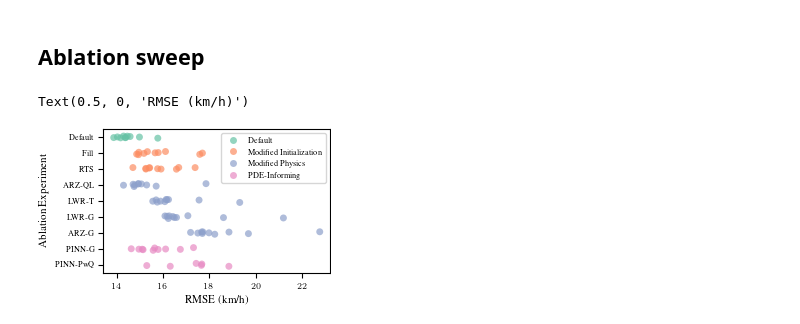
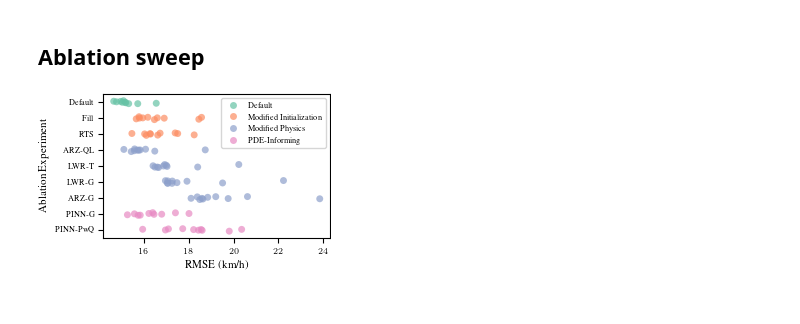
Before and after one commit to J-Moreau/traffic-smoothing, a Jupyter notebook: notebooks/sweep_results.ipynb, the cells around one changed output. Drawn from its saved outputs; the diff is of its cells as text; code cells hidden in the pictures.

```diff
--- a/notebooks/sweep_results.ipynb
+++ b/notebooks/sweep_results.ipynb
@@ -172,6 +172,7 @@ ablations = (
         pl.col.fourdvar.struct.field("solver"),
         pl.col.fourdvar.struct.field("velocity_model_variance"),
         pl.col.fourdvar.struct.field("learn_flow"),
+        pl.col.fourdvar.struct.field("n_windows"),
         pl.col.flow.struct.field("flux_function").struct.field("v_max"),
         pl.col.data.struct.field("ramps"),
         pl.col.rmse,
@@ -183,6 +184,7 @@ ablations = (
     # .remove((pl.col.init=="rts") & (pl.col.velocity_model_variance==0.01)) # suboptimal
     # .remove((pl.col.init=="forward_fill") & (pl.col.velocity_model_variance==0.01)) # suboptimal
     # .remove((pl.col.fundamental_diagram=="ARZGreenshields") & ~(pl.col.learn_flow)) # suboptimal
+    .remove((pl.col.fundamental_diagram=="ARZGreenshields") & (pl.col.velocity_model_variance==0.1)) # suboptimal
     # .remove((pl.col.fundamental_diagram=="ARZQuadraticLinear") & (pl.col.learn_flow)) # suboptimal
     # .remove((pl.col.fundamental_diagram=="ARZGreenshields") & (pl.col.v_max!=30))
     .filter((pl.col.model=="4DVar")|(pl.col.model=="PINN"))
@@ -229,34 +231,33 @@ plot_data = (ablations.with_columns(
     .unique(subset=["seed", "ablation"], keep="first")
     .sort(pl.col.change,pl.col.hidden_rmse.mean().over("ablation"),)
 )
 ax = sns.stripplot(
     data=plot_data,
     y="ablation",
-    x="rmse",
+    x="hidden_rmse",
     hue="change",
     alpha=0.7,
     # orient="h",
     # errorbar="ci",
     # err_kws={"linewidth": 1.0},
     # capsize=0.2,
     palette=sns.color_palette("Set2", as_cmap=False)
 )
 # plt.legend(bbox_to_anchor=(1.05, 1), loc='upper left',)
 plt.legend()
 plt.ylabel("Ablation Experiment")
 plt.xlabel("RMSE (km/h)")
 # plt.xlim(left=10)
-# plt.savefig(f"output_plots/itsc/ablation_sweep_rmse_v2.pdf", bbox_inches="tight")
+plt.savefig(f"output_plots/itsc/ablation_sweep_rmse_v3.pdf", bbox_inches="tight")
 # ax.set_yscale("log")
 # px.line(
 #     tab_results #.group_by(["model", "probe_fraction"]).agg(pl.col("rmse").mean())
 #     .sort("probe_fraction"),
 #     x="probe_fraction",
 #     y="rmse",
 #     color="model",
 #     log_y=True,
 #     # markers=True,
 # )
 # %% [output]
-Text(0.5, 0, 'RMSE (km/h)')
-[figure, old version]
+[figure, new version]
```
Also changed, not shown: parts of 30 cells of this notebook, 5 other files.
